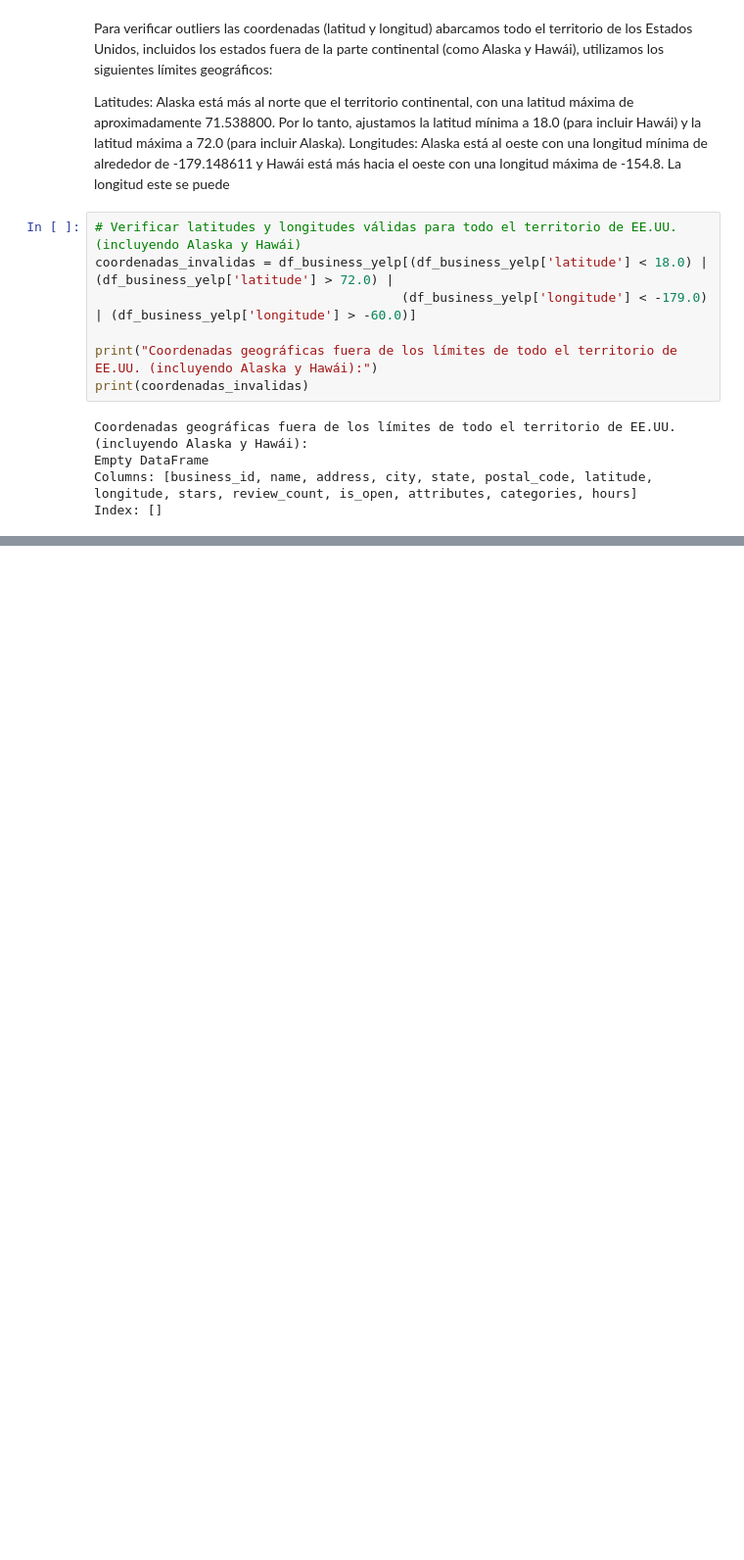
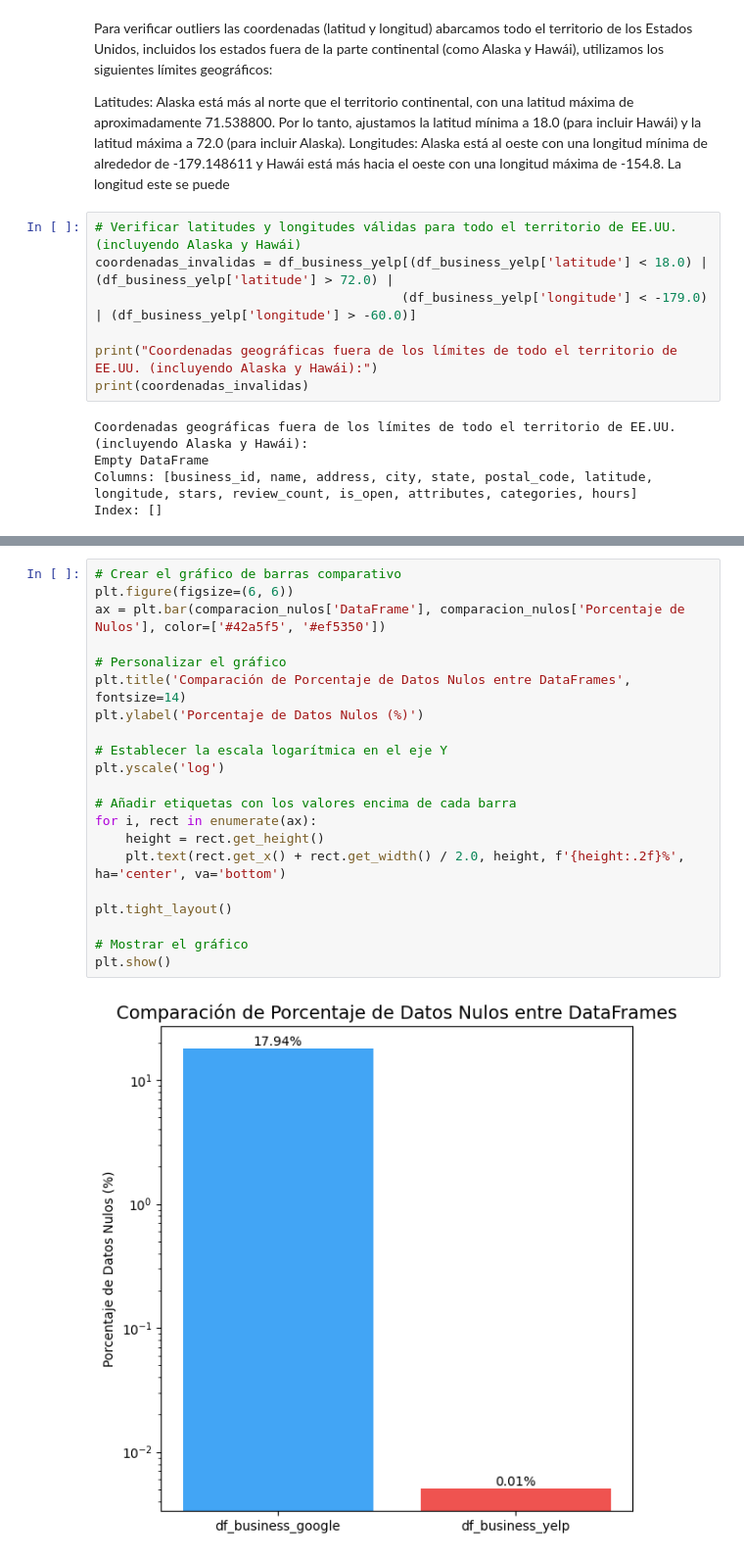
Before and after one commit to gastorellano/epicurean_project, a Jupyter notebook: Analisis preliminar/2_EDA_preliminar_comercios.ipynb, the cells around one changed output, grey strips where cells are left out. Shown at 98% size. Cells and saved outputs as stored; diff of their text form; blank space fills up the shorter version.

```diff
--- a/Analisis preliminar/3_EDA_preliminar_comercios.ipynb
+++ b/Analisis preliminar/2_EDA_preliminar_comercios.ipynb
@@ -539,0 +570,23 @@ Index: []
+# %%
+# Crear el gráfico de barras comparativo
+plt.figure(figsize=(6, 6))
+ax = plt.bar(comparacion_nulos['DataFrame'], comparacion_nulos['Porcentaje de Nulos'], color=['#42a5f5', '#ef5350'])
+
+# Personalizar el gráfico
+plt.title('Comparación de Porcentaje de Datos Nulos entre DataFrames', fontsize=14)
+plt.ylabel('Porcentaje de Datos Nulos (%)')
+
+# Establecer la escala logarítmica en el eje Y
+plt.yscale('log')
+
+# Añadir etiquetas con los valores encima de cada barra
+for i, rect in enumerate(ax):
+    height = rect.get_height()
+    plt.text(rect.get_x() + rect.get_width() / 2.0, height, f'{height:.2f}%', ha='center', va='bottom')
+
+plt.tight_layout()
+
+# Mostrar el gráfico
+plt.show()
+# %% [output]
+[figure, added]
```
Also changed, not shown: parts of 9 cells of this notebook.
